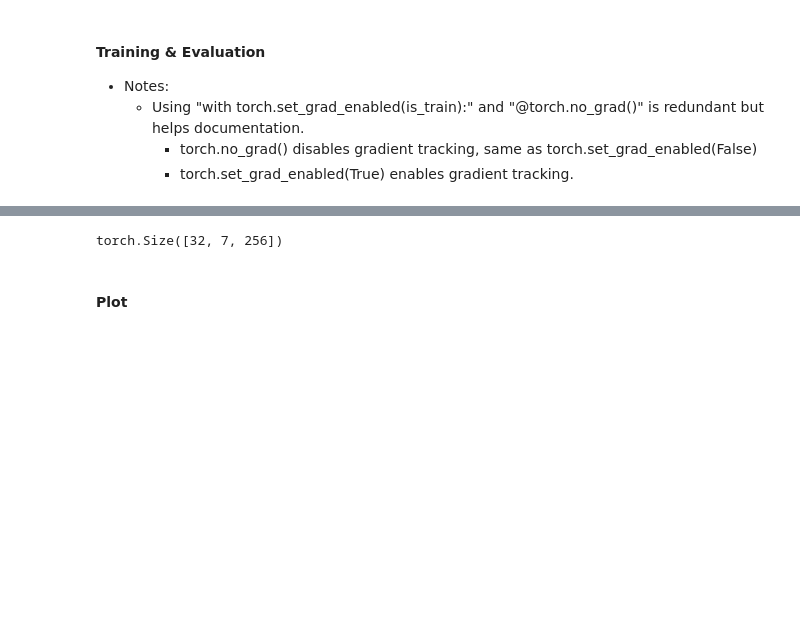
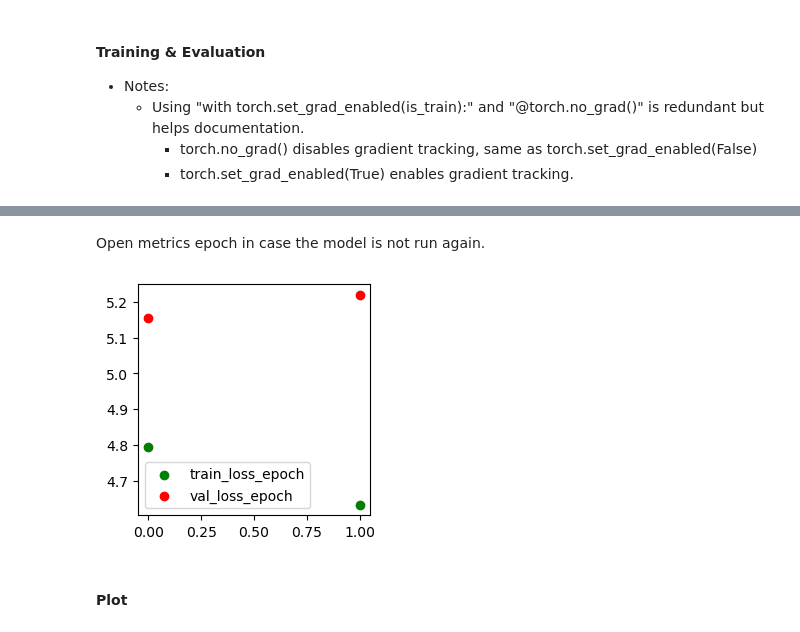
Before and after one commit to Juanfio/VLA_FrankArm, a Jupyter notebook: notebooks/models.ipynb, the cells around one changed output, grey strips where cells are left out. Saved outputs shown, nothing was run; the diff lists cells and outputs as text; code cells hidden in the pictures; blank space fills up the shorter version.

```diff
--- a/notebooks/models.ipynb
+++ b/notebooks/models.ipynb
@@ -677,6 +747,9 @@ class RoboticActionModel(nn.Module):
     def __init__(self, vit: VisionTransformer, action_heads: dict[str, ActionHead]):
         super().__init__()
         self.vit = vit
+        for name, child in self.vit.named_children():
+            print(f"Name: {name} \nChild: {child}")
+            print("=====================")
         self.action_heads = nn.ModuleDict(action_heads)
 
     def forward(self, images: torch.Tensor, dataset_name: str) -> torch.Tensor:
@@ -699,5 +772,5 @@ action_heads = {
 model = RoboticActionModel(vit, action_heads)
 
 # forward pass
-batch = next(iter(train_loader))
-logits = model(batch["image"], dataset_name=batch["dataset_name"][0])  # (B, action_dim, 256)
+# batch = next(iter(train_loader))
+# logits = model(batch["image"], dataset_name=batch["dataset_name"][0])  # (B, action_dim, 256)
@@ -836,6 +908,24 @@ def train(
                     "val_loss_epoch": [],
                     "val_acc_epoch": []
                     }
+    start_epoch = 0
+
+    # start from checkpoint if its there.
+    checkpoint_path = Path(checkpoint_path)
+    if checkpoint_path.is_file():
+        checkpoint = torch.load(checkpoint_path, map_location=device)
+
+        model.load_state_dict(checkpoint["model_state_dict"])
+        optimizer.load_state_dict(checkpoint["optimizer_state_dict"])
+
+        start_epoch = checkpoint["epoch"]
+
+        print(f"Resuming training from epoch {start_epoch}")
+
+    # update already available metrics_epoch dictionary
+    if Path(str(Path.cwd().parent) + '/data/metrics_epoch.pt').is_file():
+        with h5py.File(str(Path.cwd().parent) + '/data/metrics_epoch.pt', "r") as f:
+            metrics_epoch = {key: f[key][()] for key in f}
 
     for epoch in range(1, num_epochs + 1):
         train_loss, train_acc = train_one_epoch(model, train_loader, device, optimizer)
@@ -865,18 +955,22 @@ def train(
             )
             print(f"  -> saved new best checkpoint (val_loss={val_loss:.4f})")
 
+    with h5py.File(str(Path.cwd().parent) + '/data/metrics_epoch.pt', "w") as f:
+        for key, value in metrics_epoch.items():
+            f.create_dataset(key, data=value)
+
     return model, metrics_epoch
 # %%
 # torch.set_num_threads(12)
 print(f"threads set to: {torch.get_num_threads()}")
 device = torch.device("cuda" if torch.cuda.is_available() else "cpu")
-
+num_epochs=10
 model, metrics_epoch = train(
                         model=model,
                         train_loader=train_loader,
                         val_loader=val_loader,
                         device=device,
-                        num_epochs=5,
+                        num_epochs=num_epochs,
                         lr=1e-4,
                     )
 # %% [output]
@@ -917,9 +982,18 @@ RoboticActionModel(
-# %%
-batch = next(iter(train_loader))
-logits = model(batch["image"])  # (B, action_dim, 256)
-logits.shape
-# %% [output]
-torch.Size([32, 7, 256])
+# %% [markdown]
+Open metrics epoch in case the model is not run again.
+# %%
+with h5py.File(str(Path.cwd().parent) + '/data/metrics_epoch.pt', "r") as f:
+    metrics_epoch = {key: f[key][()] for key in f}
+
+fig, ax = plt.subplots(nrows=1,ncols=1,figsize=(3,3))
+
+ax.scatter(np.arange(num_epochs),metrics_epoch['train_loss_epoch'],label='train_loss_epoch',color='green')
+ax.scatter(np.arange(num_epochs),metrics_epoch['val_loss_epoch'],label='val_loss_epoch',color='red')
+
+ax.legend()
+plt.show()
+# %% [output]
+[figure, added]
 # %% [markdown]
 #### Plot
 # %%
```
Also changed, not shown: parts of 35 cells of this notebook.
